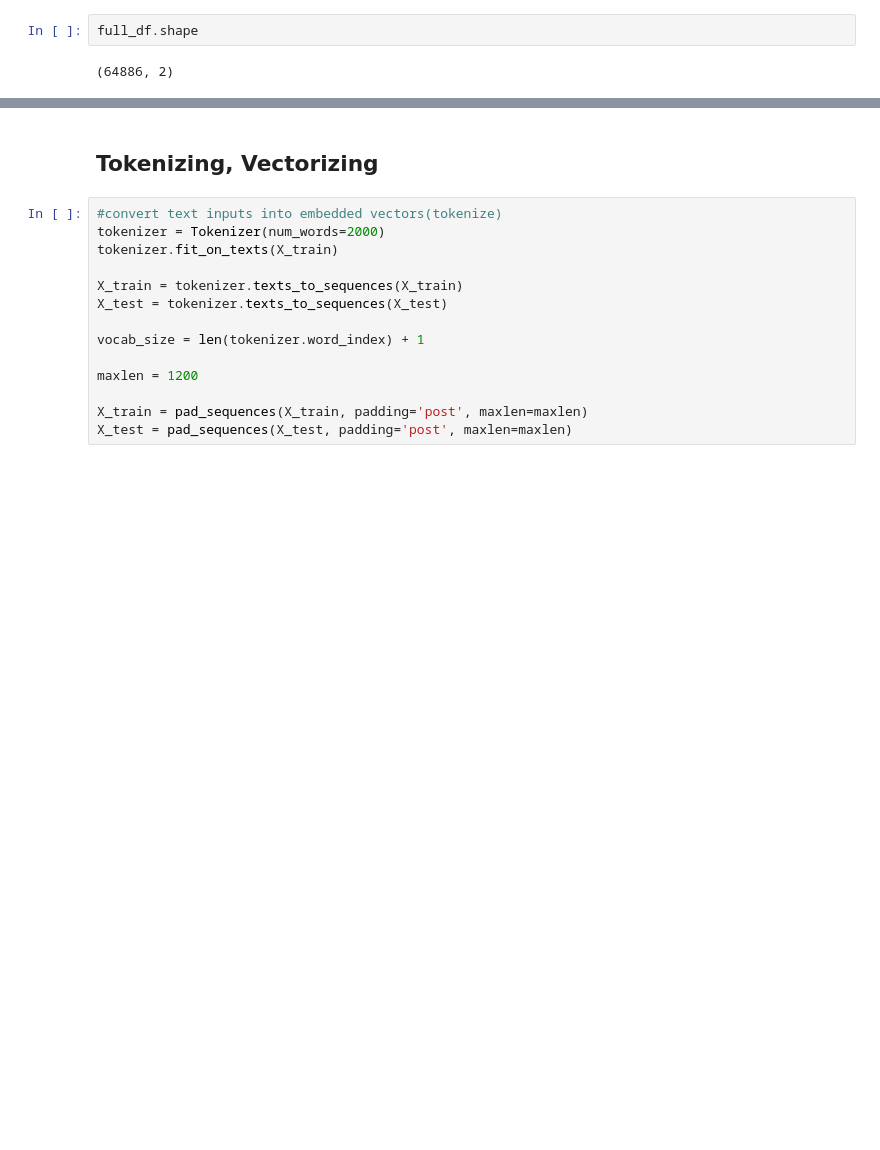
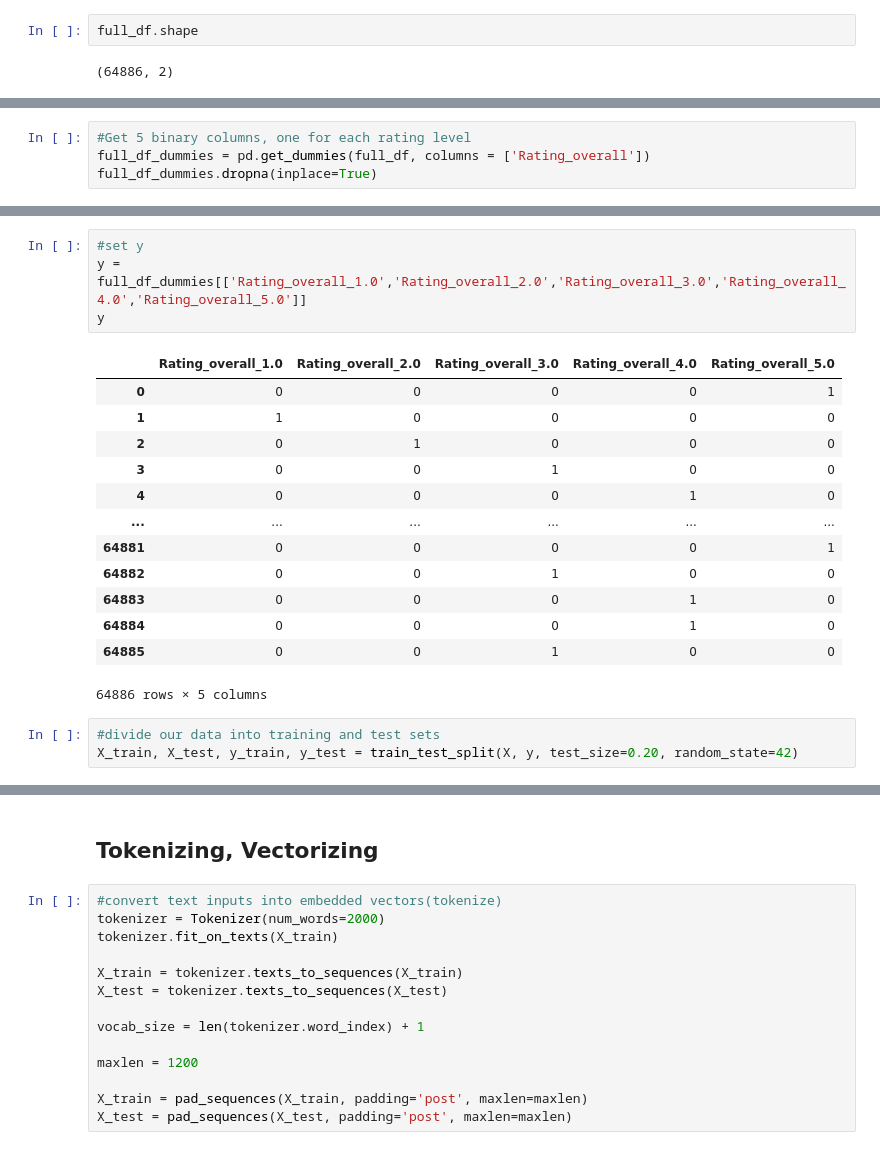
Before and after one commit to spla23/Predicting-Job-Scores, a Jupyter notebook: Predict_Rating_from_Review_Text_LSTM_with_OHE_and_GloVe.ipynb, the cells around one changed output, grey strips where cells are left out. Drawn from its saved outputs; the diff is of its cells as text; blank space fills up the shorter version.

```diff
--- a/Predict_Rating_from_Review_Text_LSTM_with_OHE_and_GloVe.ipynb
+++ b/Predict_Rating_from_Review_Text_LSTM_with_OHE_and_GloVe.ipynb
@@ -861,0 +779,4 @@ y.head()
+# %%
+#Get 5 binary columns, one for each rating level
+full_df_dummies = pd.get_dummies(full_df, columns = ['Rating_overall'])
+full_df_dummies.dropna(inplace=True)
@@ -862,2 +821,23 @@ y.head()
+# %%
+#set y
+y = full_df_dummies[['Rating_overall_1.0','Rating_overall_2.0','Rating_overall_3.0','Rating_overall_4.0','Rating_overall_5.0']]
+y
+# %% [output]
+|  | Rating_overall_1.0 | Rating_overall_2.0 | Rating_overall_3.0 | Rating_overall_4.0 | Rating_overall_5.0 |
+| 0 | 0 | 0 | 0 | 0 | 1 |
+| 1 | 1 | 0 | 0 | 0 | 0 |
+| 2 | 0 | 1 | 0 | 0 | 0 |
+| 3 | 0 | 0 | 1 | 0 | 0 |
+| 4 | 0 | 0 | 0 | 1 | 0 |
+| ... | ... | ... | ... | ... | ... |
+| 64881 | 0 | 0 | 0 | 0 | 1 |
+| 64882 | 0 | 0 | 1 | 0 | 0 |
+| 64883 | 0 | 0 | 0 | 1 | 0 |
+| 64884 | 0 | 0 | 0 | 1 | 0 |
+| 64885 | 0 | 0 | 1 | 0 | 0 |
+64886 rows × 5 columns
+# %%
+#divide our data into training and test sets
+X_train, X_test, y_train, y_test = train_test_split(X, y, test_size=0.20, random_state=42)
 # %%
 X_train.shape
```
Also changed, not shown: parts of 104 cells of this notebook.
